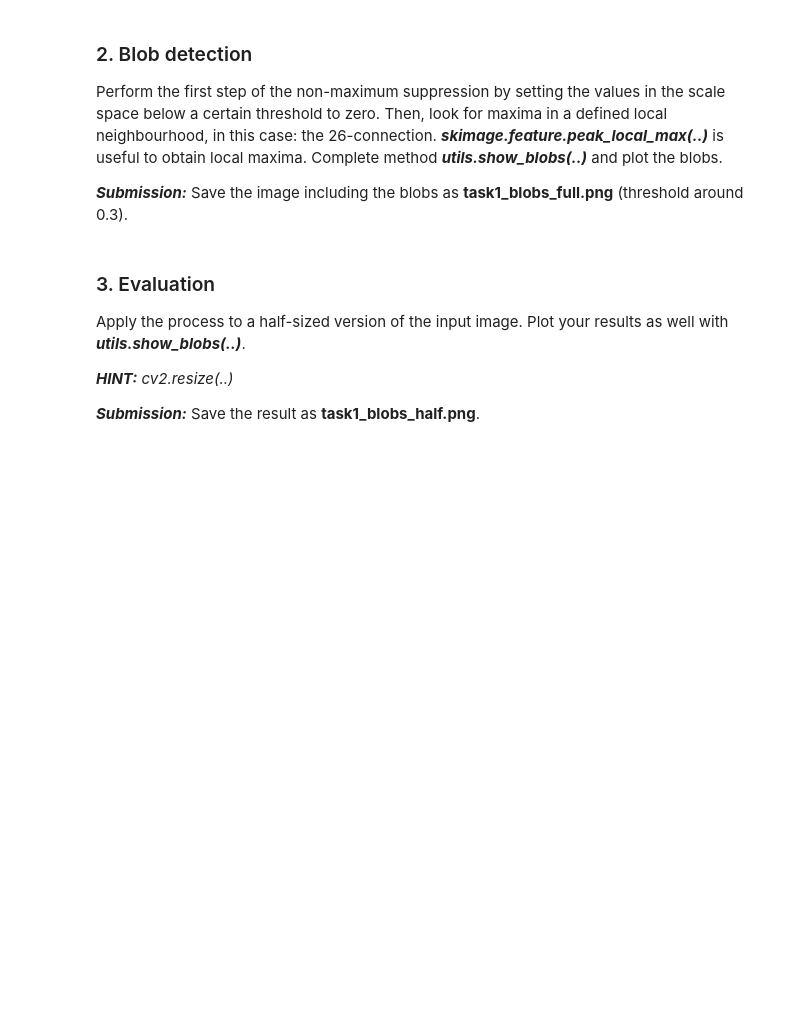
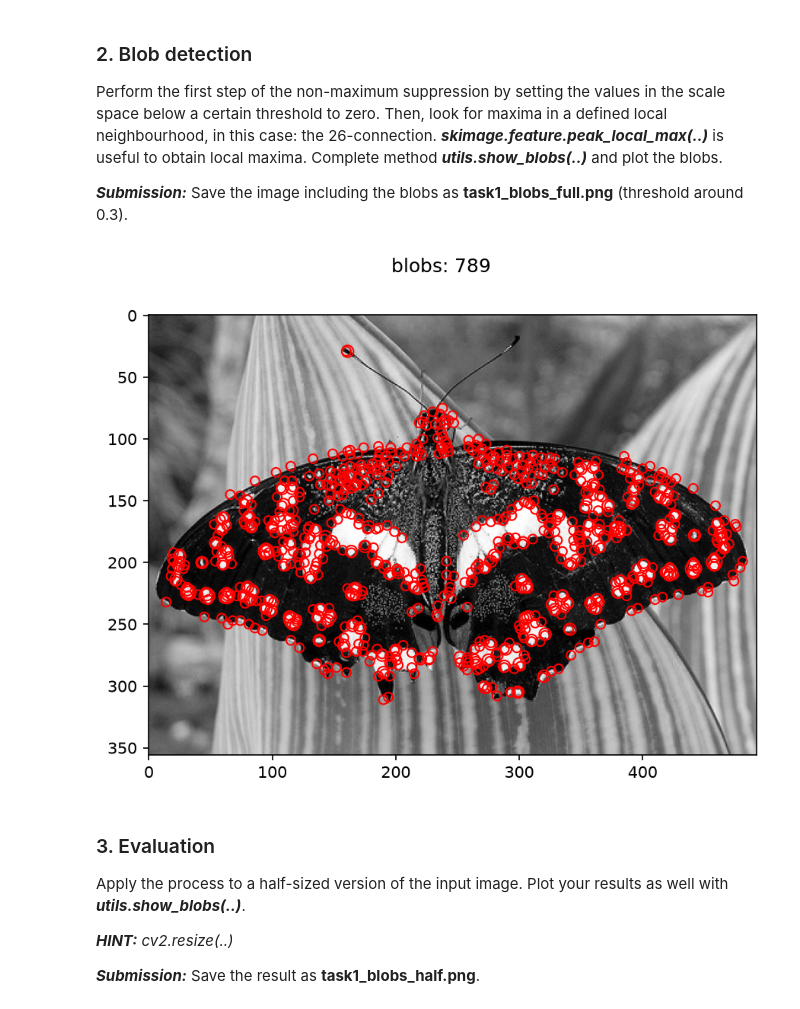
Before and after one commit to tsalak/CV2026-27_assignment1, a Jupyter notebook: TASK1/Task1.ipynb, the cells around one changed output. Drawn from its saved outputs; the diff is of its cells as text; code cells hidden in the pictures; blank space fills up the shorter version.

```diff
--- a/TASK1/Task1.ipynb
+++ b/TASK1/Task1.ipynb
@@ -55,3 +71,27 @@ thres = 0.3
+# %%
+thres = 0.045
+
+#student_code start
+
+import utils
+
+img_t = np.where(images < thres, 0, images)
+
+local_maxes = []
+
+for i in range(img_t.shape[0]):
+    local_max = peak_local_max(img_t[i], exclude_border=False)
+    local_maxes.append(np.column_stack((local_max, np.ones(local_max.shape[0]) * i)))
+
+
+peaks = np.vstack(local_maxes)
+
+
+utils.show_blobs(normalized, peaks, sigmas)
+
+#student_code end
+# %% [output]
+[figure, added]
 # %% [markdown]
 ### 3. Evaluation
 
```
Also changed, not shown: parts of 5 cells of this notebook, 2 other files.
